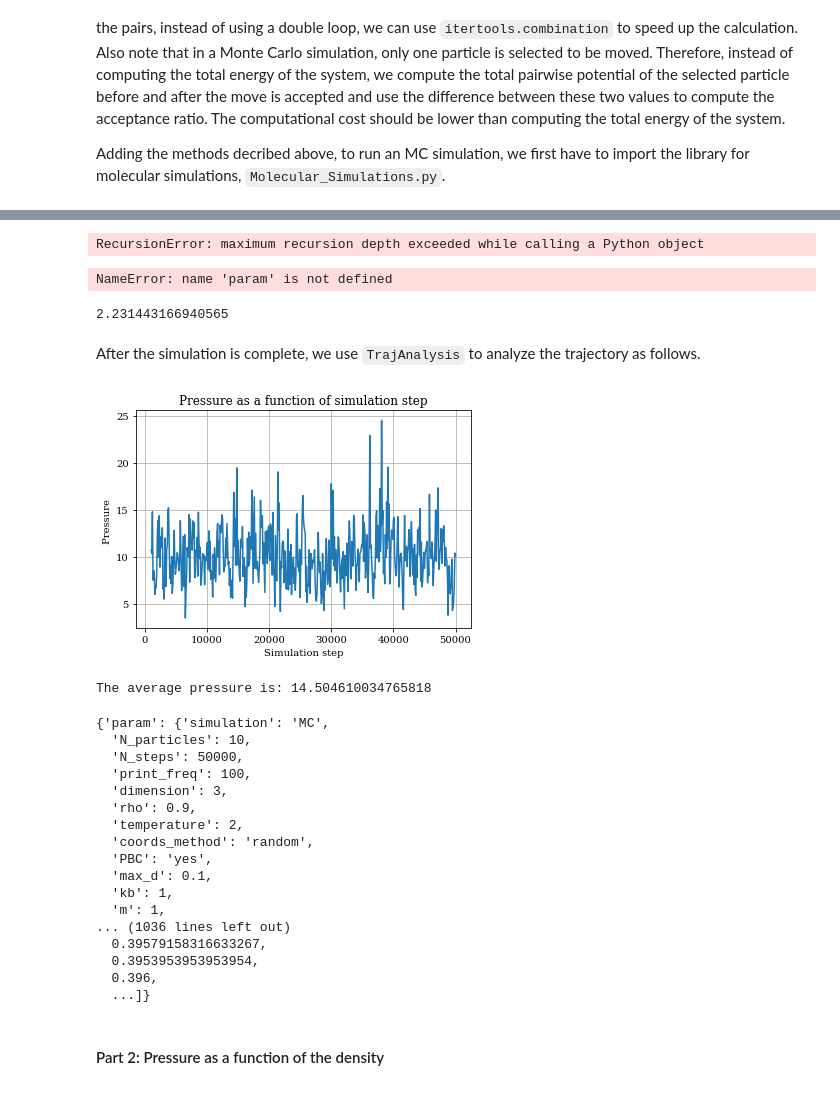
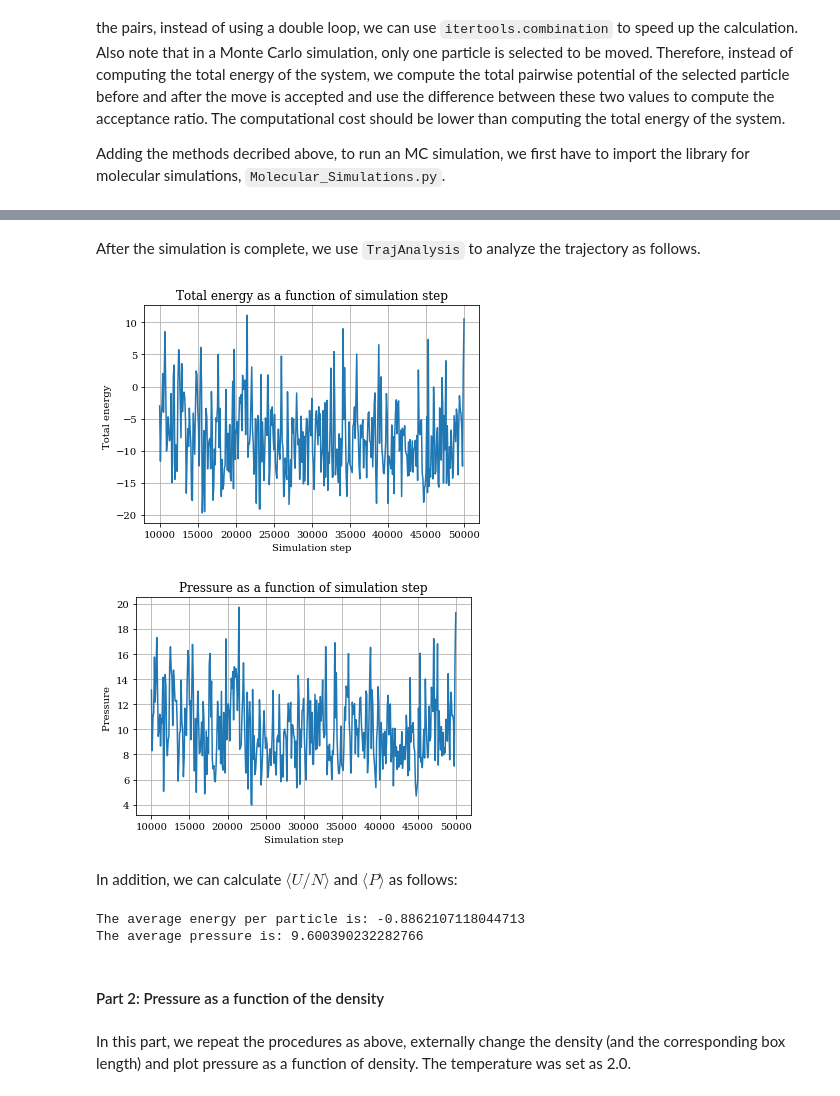
Before and after one commit to wehs7661/CompPhys, a Jupyter notebook: Exercises/Exercise_01.ipynb, the cells around one changed output, grey strips where cells are left out. Cells and saved outputs as stored; diff of their text form; code cells hidden in the pictures.

Commit message:
Satisfactory pressure as a function of density obtained

````diff
--- a/Exercises/Exercise_01.ipynb
+++ b/Exercises/Exercise_01.ipynb
@@ -73,13 +73,9 @@ tail_correction: 'yes'
 MC_E_total: 'yes'
 ```
 # %%
-%%prun
-import time
 t1 = time.time()
 param = Initialization('Exercise_01.yml')
-param.rho = 0.9
 MC = MonteCarlo(param)
-MC.MC_E_total = 'no'
 MC.metropolis_algrtm(MC.coords)
 t2 = time.time()
 print('Elapsed time: %s' % (t2-t1))
@@ -86,56 +84,24 @@ print('Elapsed time: %s' % (t2-t1))
-# %%
-param = Initialization('Exercise_01.yml')
-print(vars(param))
-print('\n')
-param.rho = 0.1
-print(vars(param))
-print('\n')
-MC = MonteCarlo(param)
-# %% [output]
-RecursionError: maximum recursion depth exceeded while calling a Python object
-# %%
-param.rho
-# %% [output]
-NameError: name 'param' is not defined
-# %%
-param.box_length
-# %% [output]
-2.231443166940565
 # %% [markdown]
 After the simulation is complete, we use `TrajAnalysis` to analyze the trajectory as follows.
 # %%
 TA = TrajAnalysis(MC, 'Exercise_01_traj.yml')
-#TA.plot_2d(TA.E_total, 'Total energy')
-TA.plot_2d(TA.pressure, 'Pressure', 10)
+TA.plot_2d(TA.E_total, 'Total energy', 100)
+TA.plot_2d(TA.pressure, 'Pressure', 100)
 # %% [output]
-[figure, old version]
+[figure, new version]
+[figure, added]
+# %% [markdown]
+In addition, we can calculate $\langle U/N \rangle$ and $\langle P \rangle$ as follows:
 # %%
-#print('The average energy per particle is: %s' % (np.mean(np.array(TA.E_total[400:]) / TA.N_particles)))
+print('The average energy per particle is: %s' % (np.mean(np.array(TA.E_total[400:]) / TA.N_particles)))
 print('The average pressure is: %s' % (np.mean(TA.pressure[400:])))
 # %% [output]
-The average pressure is: 14.504610034765818
+The average energy per particle is: -0.8862107118044713
+The average pressure is: 9.600390232282766
-# %%
-vars(MC)
-# %% [output]
-{'param': {'simulation': 'MC',
-  'N_particles': 10,
-  'N_steps': 50000,
-  'print_freq': 100,
-  'dimension': 3,
-  'rho': 0.9,
-  'temperature': 2,
-  'coords_method': 'random',
-  'PBC': 'yes',
-  'max_d': 0.1,
-  'kb': 1,
-  'm': 1,
-... (1036 lines left out)
-  0.39579158316633267,
-  0.3953953953953954,
-  0.396,
-  ...]}
 # %% [markdown]
 #### Part 2: Pressure as a function of the density
+# %% [markdown]
+In this part, we repeat the procedures as above, externally change the density (and the corresponding box length) and plot pressure as a function of density. The temperature was set as 2.0.
 # %%
 def pressure_rho(temp, rho_list):
     param = Initialization('Exercise_01.yml')
````
Also changed, not shown: parts of 9 cells of this notebook, 4 other files.
